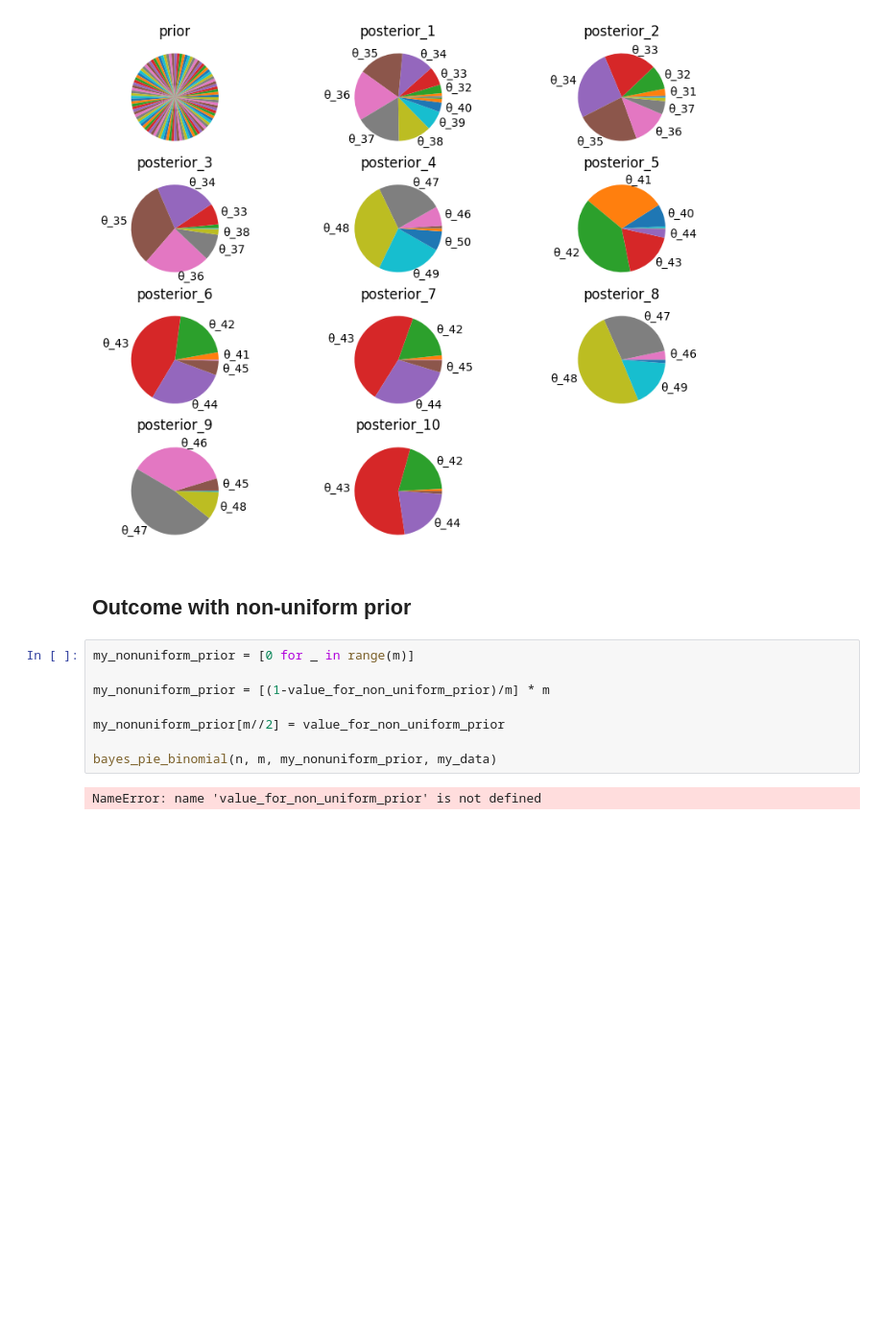
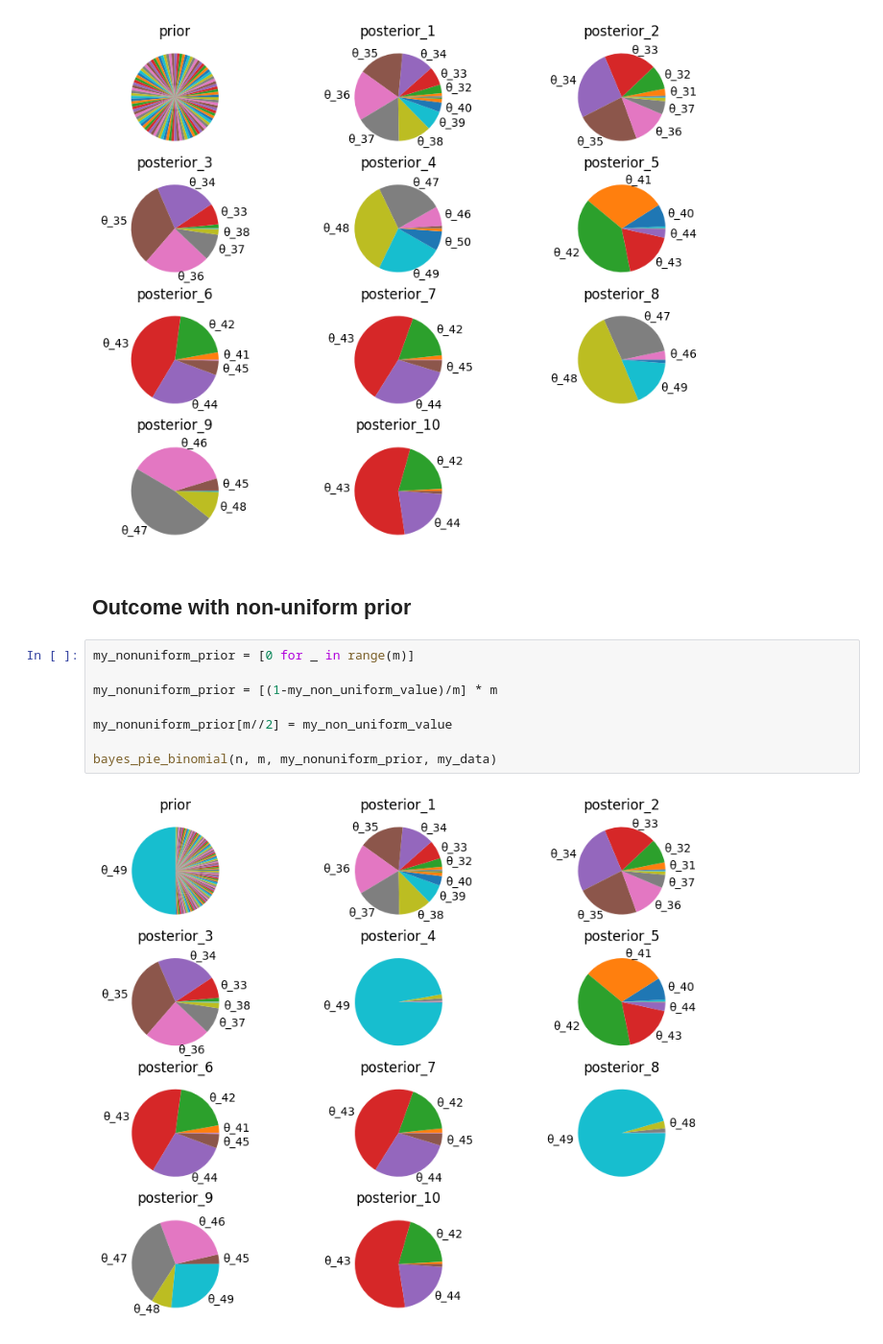
Before and after one commit to logic-teaching/philstatshomework2, a Jupyter notebook: _build/jupyter_execute/Problem06.ipynb, the cells around one changed output. Shown: that part at 96% size. Saved outputs shown, nothing was run; the diff lists cells and outputs as text; blank space fills up the shorter version.

```diff
--- a/_build/jupyter_execute/Problem06.ipynb
+++ b/_build/jupyter_execute/Problem06.ipynb
@@ -141,10 +139,10 @@ bayes_pie_binomial(n, m, my_uniform_prior, my_data)
 # %%
 my_nonuniform_prior = [0 for _ in range(m)]
 
-my_nonuniform_prior = [(1-value_for_non_uniform_prior)/m] * m
+my_nonuniform_prior = [(1-my_non_uniform_value)/m] * m
 
-my_nonuniform_prior[m//2] = value_for_non_uniform_prior
+my_nonuniform_prior[m//2] = my_non_uniform_value
 
 bayes_pie_binomial(n, m, my_nonuniform_prior, my_data)
 # %% [output]
-NameError: name 'value_for_non_uniform_prior' is not defined
+[figure, added]
```
Also changed, not shown: parts of 3 cells of this notebook, 31 other files.
